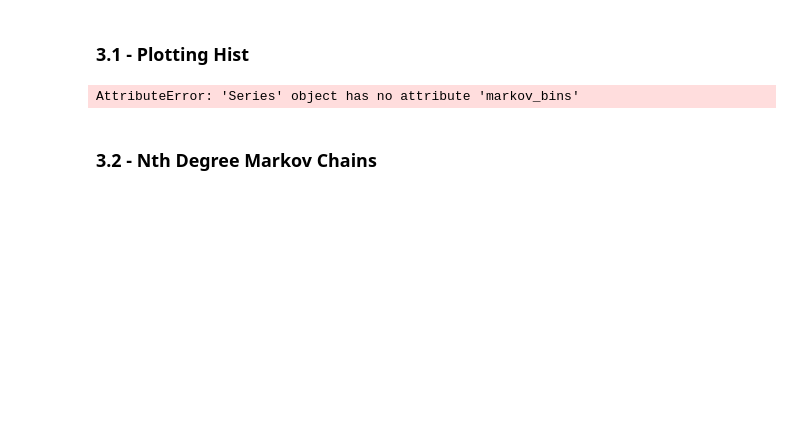
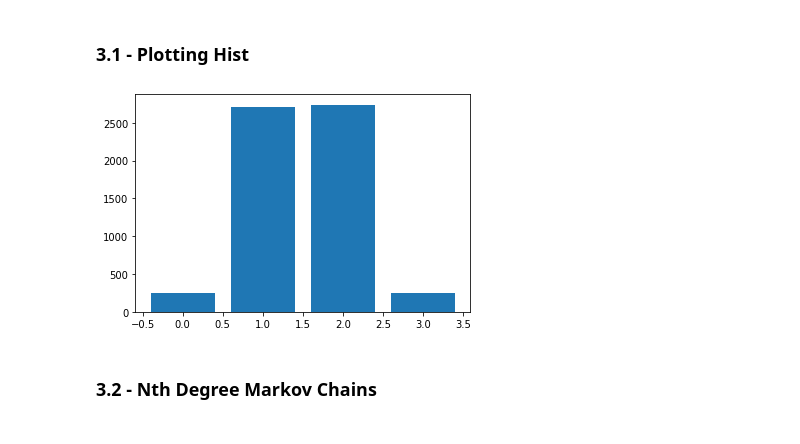
Before and after one commit to AndersonShroeder/Stock-Lstm, a Jupyter notebook: Short Run Prediction/analysis.ipynb, the cells around one changed output. Cells and saved outputs as stored; diff of their text form; code cells hidden in the pictures; blank space fills up the shorter version.

```diff
--- a/Short Run Prediction/analysis.ipynb
+++ b/Short Run Prediction/analysis.ipynb
@@ -314,8 +317,8 @@ TypeError: string indices must be integers
 # %% [markdown]
 <h3>3.1 - Plotting Hist</h3>
 # %%
-analyzer.plot_markov_hist(0,2)
+analyzer.plot_markov_hist()
 # %% [output]
-AttributeError: 'Series' object has no attribute 'markov_bins'
+[figure, added]
 # %% [markdown]
 <h3>3.2 - Nth Degree Markov Chains<h3>
```
Also changed, not shown: parts of 17 cells of this notebook, 3 other files.
